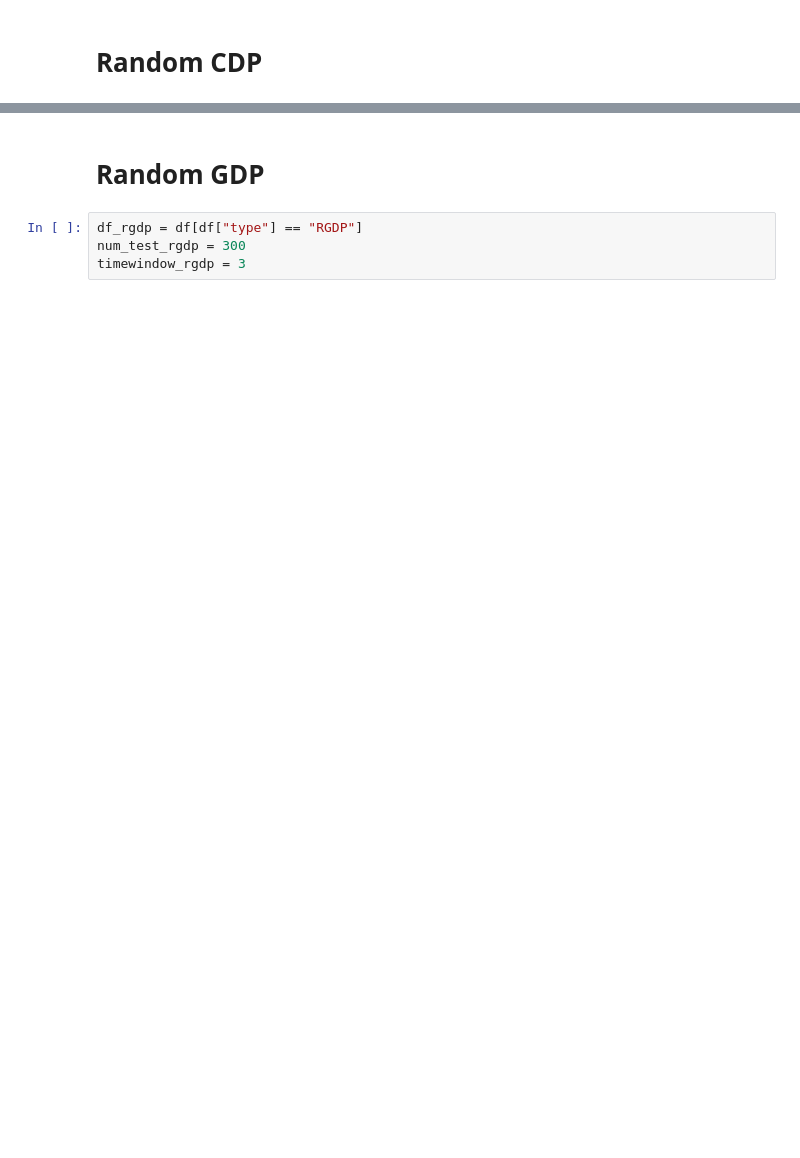
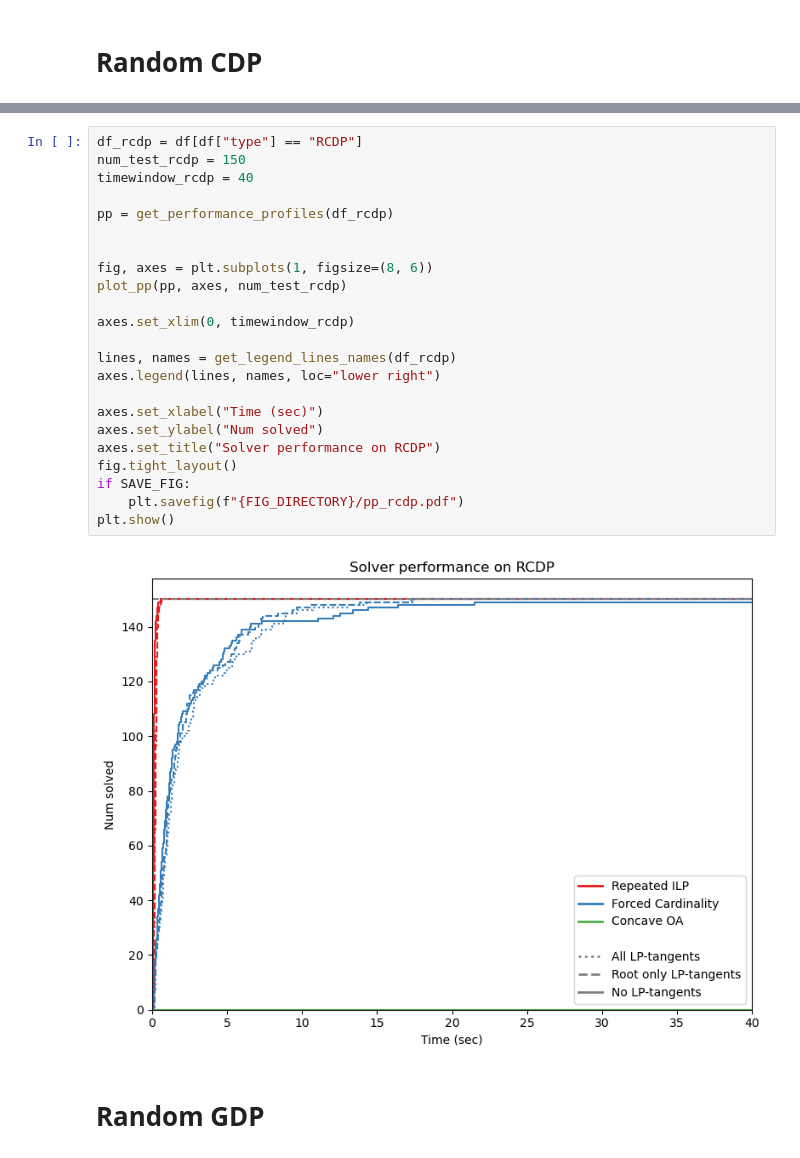
Before and after one commit to sandyspiers/EuclideanMaximisation.jl, a Jupyter notebook: results/analysis/experiment_results.ipynb, the cells around one changed output, grey strips where cells are left out. Cells and saved outputs as stored; diff of their text form; blank space fills up the shorter version.

```diff
--- a/results/analysis/experiment_results.ipynb
+++ b/results/analysis/experiment_results.ipynb
@@ -302,6 +336,27 @@ plt.show()
+# %%
+df_rcdp = df[df["type"] == "RCDP"]
+num_test_rcdp = 150
+timewindow_rcdp = 40
+
+pp = get_performance_profiles(df_rcdp)
+
+
+fig, axes = plt.subplots(1, figsize=(8, 6))
+plot_pp(pp, axes, num_test_rcdp)
+
+axes.set_xlim(0, timewindow_rcdp)
+
+lines, names = get_legend_lines_names(df_rcdp)
+axes.legend(lines, names, loc="lower right")
+
+axes.set_xlabel("Time (sec)")
+axes.set_ylabel("Num solved")
+axes.set_title("Solver performance on RCDP")
+fig.tight_layout()
+if SAVE_FIG:
+    plt.savefig(f"{FIG_DIRECTORY}/pp_rcdp.pdf")
+plt.show()
+# %% [output]
+[figure, added]
 # %% [markdown]
 # Random GDP
-# %%
-df_rgdp = df[df["type"] == "RGDP"]
-num_test_rgdp = 300
-timewindow_rgdp = 3
```
Also changed, not shown: parts of 28 cells of this notebook, 2 other files.
